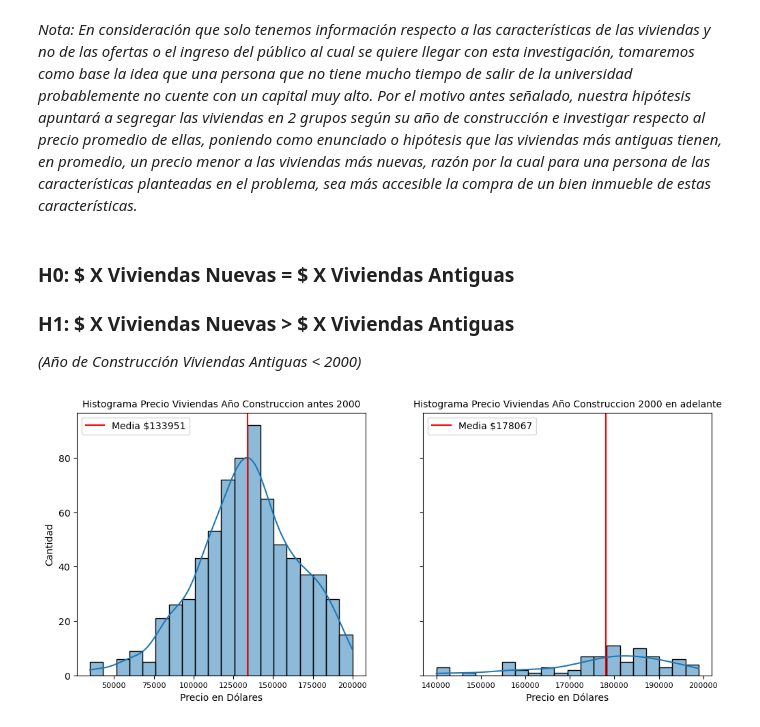
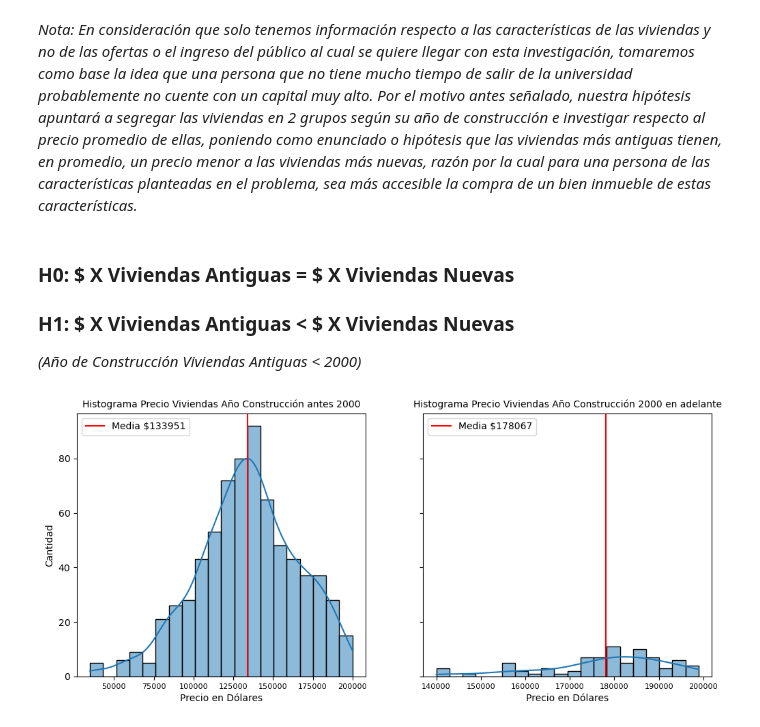
Before and after one commit to fidebravo/Modulo4, a Jupyter notebook: ABpro4_Ide.ipynb, the cells around one changed output. Saved outputs shown, nothing was run; the diff lists cells and outputs as text; code cells hidden in the pictures.

```diff
--- a/ABpro4_Ide.ipynb
+++ b/ABpro4_Ide.ipynb
@@ -330,37 +330,37 @@ Testee hipótesis que apoyen/no apoyen las ofertas de compra.
 # %% [markdown]
 *Nota: En consideración que solo tenemos información respecto a las características de las viviendas y no de las ofertas o el ingreso del público al cual se quiere llegar con esta investigación, tomaremos como base la idea que una persona que no tiene mucho tiempo de salir de la universidad probablemente no cuente con un capital muy alto.  Por el motivo antes señalado, nuestra hipótesis apuntará a segregar las viviendas en 2 grupos según su año de construcción e investigar respecto al precio promedio de ellas, poniendo como enunciado o hipótesis que las viviendas más antiguas tienen, en promedio, un precio menor a las viviendas más nuevas, razón por la cual para una persona de las características planteadas en el problema, sea más accesible la compra de un bien inmueble de estas características.*
 # %% [markdown]
-### H0: \$ X Viviendas Nuevas = \$ X Viviendas Antiguas
+### H0: \$ X Viviendas Antiguas = \$ X Viviendas Nuevas
 
 
-### H1: \$ X Viviendas Nuevas > \$ X Viviendas Antiguas
+### H1: \$ X Viviendas Antiguas < \$ X Viviendas Nuevas
 
 *(Año de Construcción Viviendas Antiguas < 2000)*
 # %%
 
 df_super_elegido_antiguas = df_super_elegido[df_super_elegido['YearBuilt'] < 2000]
 df_super_elegido_nuevas = df_super_elegido[df_super_elegido['YearBuilt'] >= 2000]
 
 fig, axes = plt.subplots(1, 2, figsize=(12, 5), sharey=True)
 
 media_antiguas = round(df_super_elegido_antiguas['SalePrice'].mean(), 2)
 media_nuevas = round(df_super_elegido_nuevas['SalePrice'].mean(), 2)
 
 sns.histplot(ax=axes[0], data=df_super_elegido_antiguas, x='SalePrice', bins=20, kde=True)
-axes[0].set_title('Histograma Precio Viviendas Año Construccion antes 2000', fontsize=10)
+axes[0].set_title('Histograma Precio Viviendas Año Construcción antes 2000', fontsize=10)
 axes[0].set_ylabel('Cantidad')
 axes[0].set_xlabel('Precio en Dólares')
 axes[0].tick_params(axis='x', labelsize=8)
 axes[0].axvline(media_antiguas,  color="red", linestyle="-", label=f'Media ${media_antiguas:.0f}')
 axes[0].legend()
 
 sns.histplot(ax=axes[1], data=df_super_elegido_nuevas, x='SalePrice', bins=20, kde=True)
-axes[1].set_title('Histograma Precio Viviendas Año Construccion 2000 en adelante', fontsize=10)
+axes[1].set_title('Histograma Precio Viviendas Año Construcción 2000 en adelante', fontsize=10)
 axes[1].set_xlabel('Precio en Dólares')
 axes[1].tick_params(axis='x', labelsize=8)
 axes[1].axvline(media_nuevas,  color="red", linestyle="-", label=f'Media ${media_nuevas:.0f}')
 axes[1].legend()
 
 plt.show()
 # %% [output]
-[figure, old version]
+[figure, new version]
```
Also changed, not shown: parts of 1 cell of this notebook, 1 other file.
